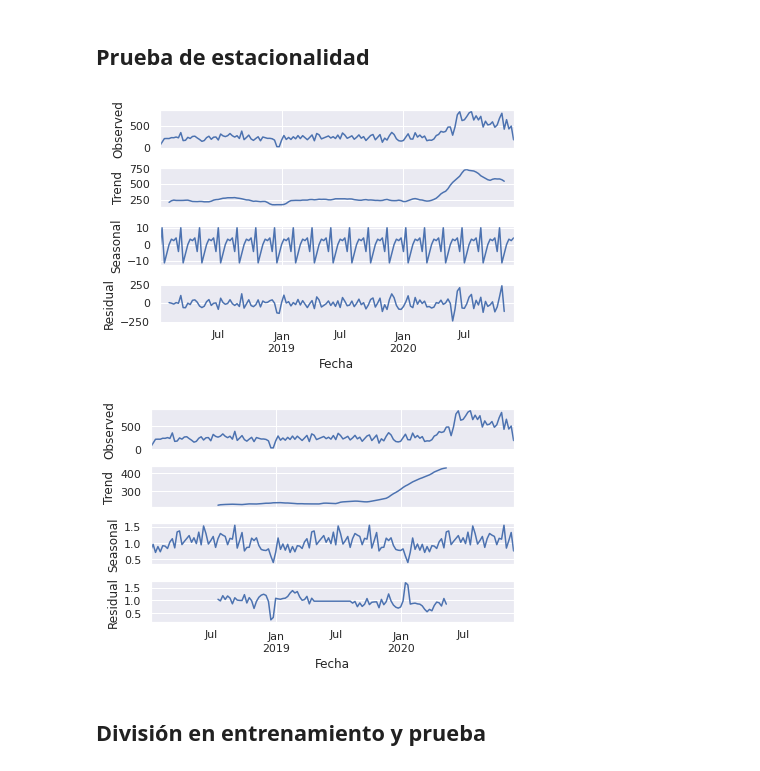
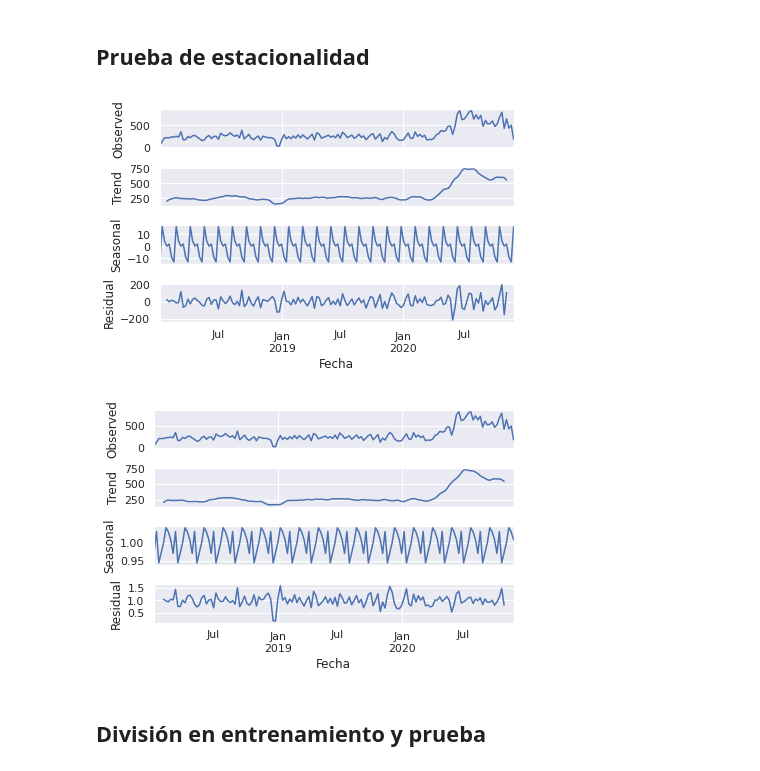
Before and after one commit to cccg8105/notebook_AD, a Jupyter notebook: Analisis/Frecuencia inscripciones/NuevasInscripciones.ipynb, the cells around one changed output. Drawn from its saved outputs; the diff is of its cells as text; code cells hidden in the pictures.

```diff
--- a/Analisis/Frecuencia inscripciones/NuevasInscripciones.ipynb
+++ b/Analisis/Frecuencia inscripciones/NuevasInscripciones.ipynb
@@ -77,19 +77,19 @@ plt.show()
 # %% [markdown]
 ## Prueba de estacionalidad
 # %%
-frecuencia = 8
+frecuencia = 6
 
 s_dec_additive = seasonal_decompose(df_comp_UB_w.analizedValue, "additive", freq=frecuencia)
 s_dec_additive.plot()
 plt.show()
 # %% [output]
-[figure, old version]
+[figure, new version]
 # %%
 s_dec_multiplicative = seasonal_decompose(df_comp_UB_w.analizedValue, "multiplicative", freq=frecuencia)
 s_dec_multiplicative.plot()
 plt.show()
 # %% [output]
-[figure, old version]
+[figure, new version]
 # %% [markdown]
 ## División en entrenamiento y prueba
 # %%
```
Also changed, not shown: parts of 16 cells of this notebook.
